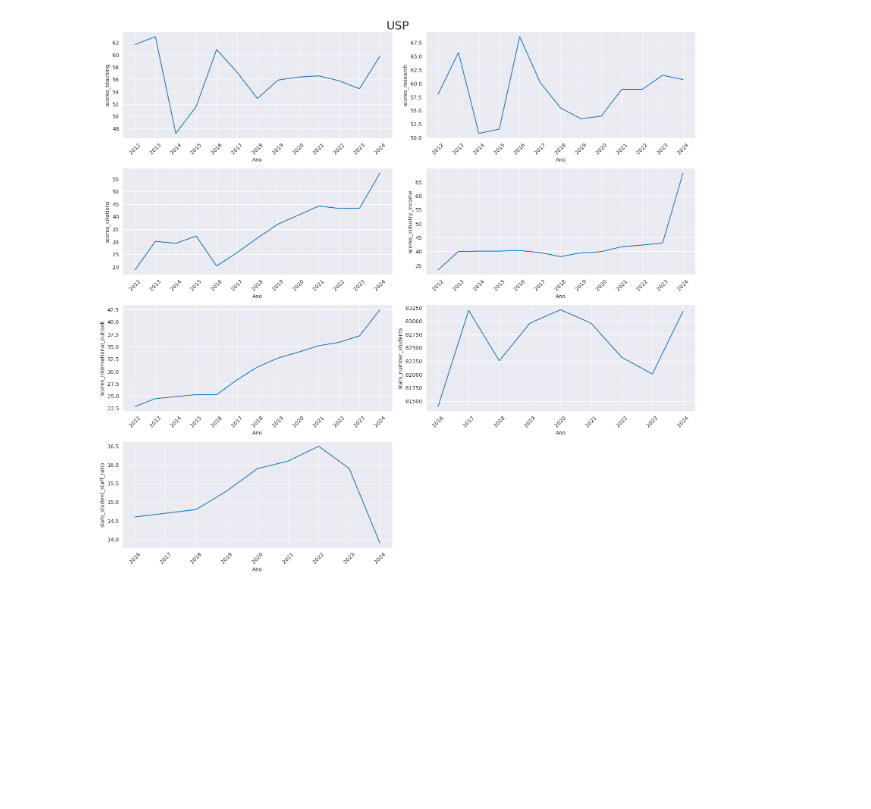
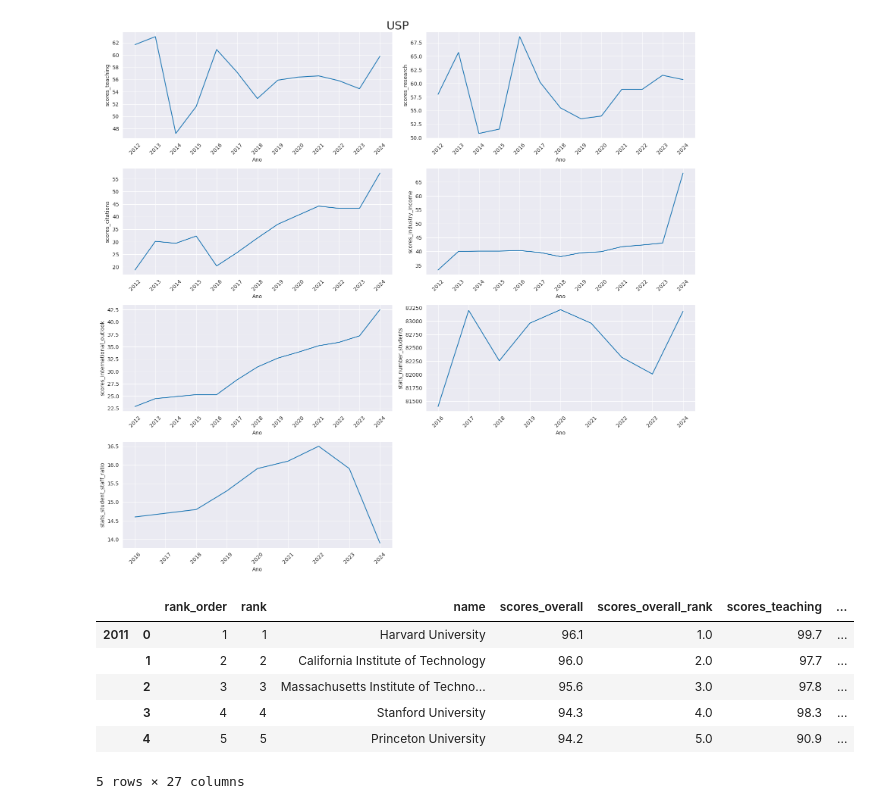
Before and after one commit to RodolfoPCruz/education_analysis, a Jupyter notebook: Times Higher Education/Times Higher Education.ipynb, the cells around one changed output. Saved outputs shown, nothing was run; the diff lists cells and outputs as text; code cells hidden in the pictures; blank space fills up the shorter version.

```diff
--- a/Times Higher Education/Times Higher Education.ipynb
+++ b/Times Higher Education/Times Higher Education.ipynb
@@ -1403,3 +1407,13 @@ fig.tight_layout()
 #axs[3,0].tick_params('x', labelrotation=45)
 # %% [output]
 [figure]
+# %%
+df_dados.head()
+# %% [output]
+|  |  | rank_order | rank | name | scores_overall | scores_overall_rank | scores_teaching | ... |
+| 2011 | 0 | 1 | 1 | Harvard University | 96.1 | 1.0 | 99.7 | ... |
+|  | 1 | 2 | 2 | California Institute of Technology | 96.0 | 2.0 | 97.7 | ... |
+|  | 2 | 3 | 3 | Massachusetts Institute of Techno... | 95.6 | 3.0 | 97.8 | ... |
+|  | 3 | 4 | 4 | Stanford University | 94.3 | 4.0 | 98.3 | ... |
+|  | 4 | 5 | 5 | Princeton University | 94.2 | 5.0 | 90.9 | ... |
+5 rows × 27 columns
```
Also changed, not shown: parts of 31 cells of this notebook, 3 other files.
